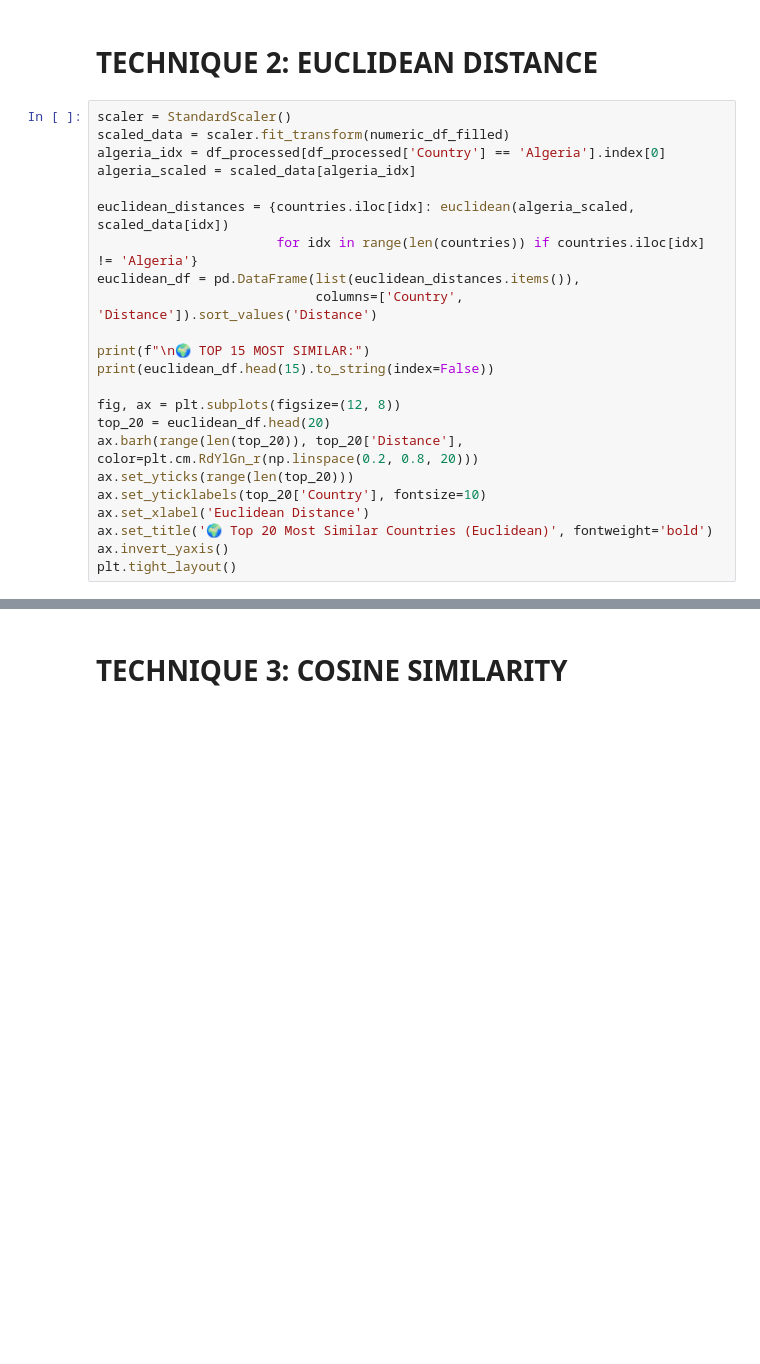
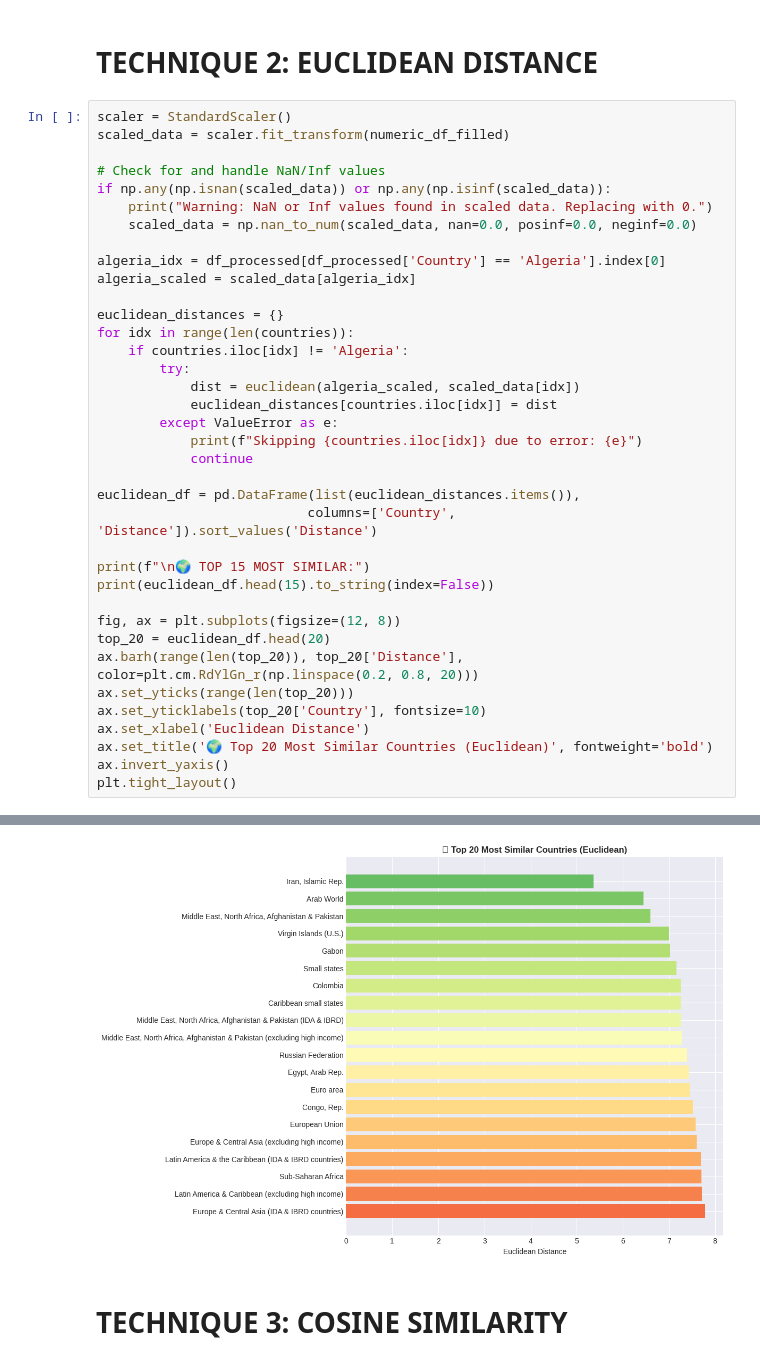
Before and after one commit to faroukq1/Algerian-Economic-Data-Cluster-Analysis, a Jupyter notebook: notebooks/03 - extract_informations/algeria_comparative_economic_analysis_notebook.ipynb, the cells around one changed output, grey strips where cells are left out. Drawn from its saved outputs; the diff is of its cells as text; blank space fills up the shorter version.

```diff
--- a/notebooks/03 - extract_informations/algeria_comparative_economic_analysis_notebook.ipynb
+++ b/notebooks/03 - extract_informations/algeria_comparative_economic_analysis_notebook.ipynb
@@ -95,13 +95,27 @@ Poverty_IntlLine2_18         NaN
 # %%
 scaler = StandardScaler()
 scaled_data = scaler.fit_transform(numeric_df_filled)
+
+# Check for and handle NaN/Inf values
+if np.any(np.isnan(scaled_data)) or np.any(np.isinf(scaled_data)):
+    print("Warning: NaN or Inf values found in scaled data. Replacing with 0.")
+    scaled_data = np.nan_to_num(scaled_data, nan=0.0, posinf=0.0, neginf=0.0)
+
 algeria_idx = df_processed[df_processed['Country'] == 'Algeria'].index[0]
 algeria_scaled = scaled_data[algeria_idx]
 
-euclidean_distances = {countries.iloc[idx]: euclidean(algeria_scaled, scaled_data[idx])
-                       for idx in range(len(countries)) if countries.iloc[idx] != 'Algeria'}
+euclidean_distances = {}
+for idx in range(len(countries)):
+    if countries.iloc[idx] != 'Algeria':
+        try:
+            dist = euclidean(algeria_scaled, scaled_data[idx])
+            euclidean_distances[countries.iloc[idx]] = dist
+        except ValueError as e:
+            print(f"Skipping {countries.iloc[idx]} due to error: {e}")
+            continue
+
 euclidean_df = pd.DataFrame(list(euclidean_distances.items()),
-                            columns=['Country', 'Distance']).sort_values('Distance')
+                           columns=['Country', 'Distance']).sort_values('Distance')
 
 print(f"\n🌍 TOP 15 MOST SIMILAR:")
 print(euclidean_df.head(15).to_string(index=False))
@@ -120,3 +152,4 @@ ValueError: array must not contain infs or NaNs
+[figure, added]
 # %% [markdown]
 # TECHNIQUE 3: COSINE SIMILARITY
 # %%
```
Also changed, not shown: parts of 1 cell of this notebook, 1 other file.
